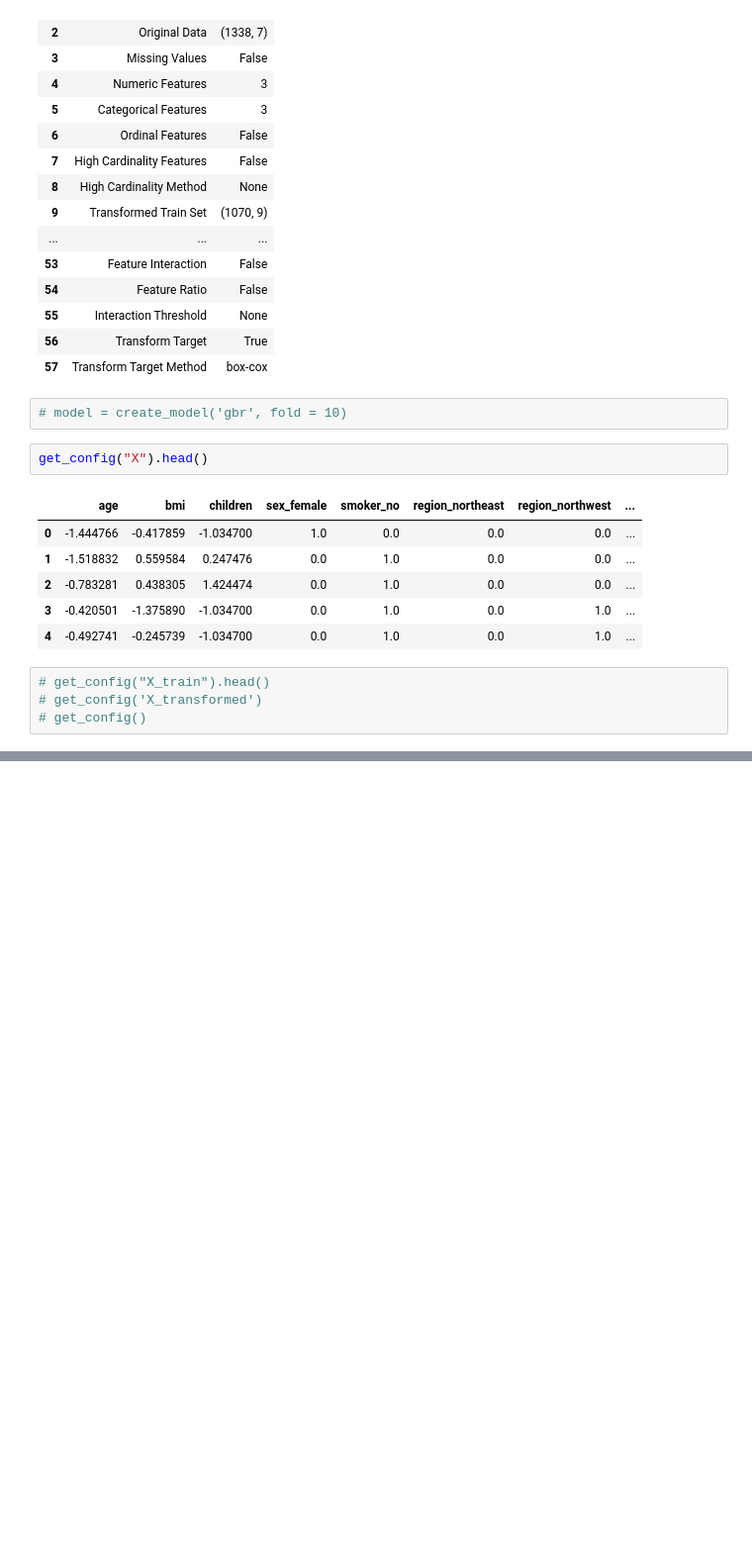
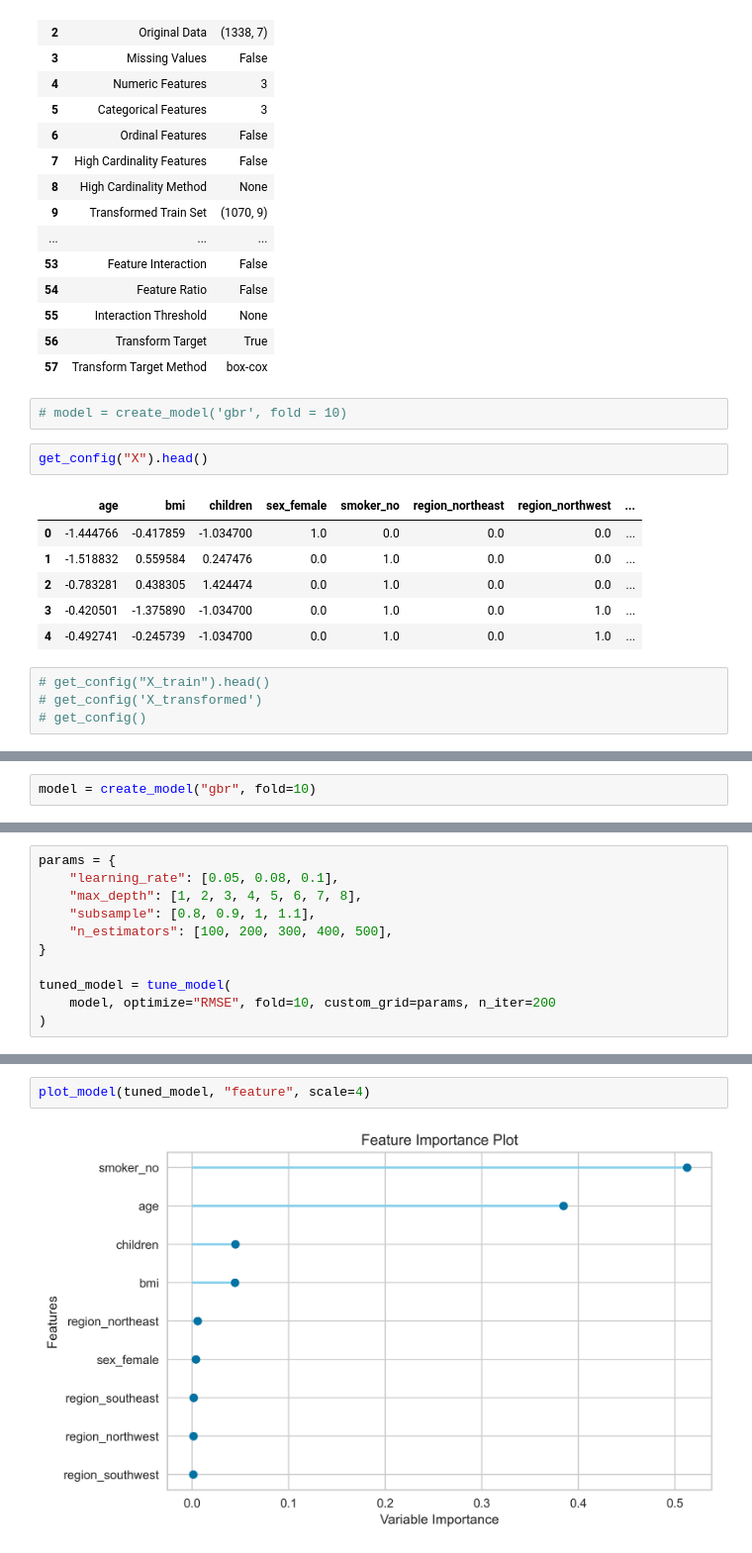
Before and after one commit to Stiven-Jaramillo/_Self_Pycaret, a Jupyter notebook: 02_ch_regression.ipynb, the cells around one changed output, grey strips where cells are left out. Shown at 99% size. Drawn from its saved outputs; the diff is of its cells as text; blank space fills up the shorter version.

Commit message:
1 Modelo regresion guardado

```diff
--- a/02_ch_regression.ipynb
+++ b/02_ch_regression.ipynb
@@ -146 +146,3 @@ best = compare_models(sort="RMSE")
 | llar | Lasso Least Angle Regression | 8346.3552 | 162313223.4067 | 12635.7958 | -0.1227 | 0.9264 | 1.0140 | 0.0030 |
+# %%
+model = create_model("gbr", fold=10)
@@ -146,0 +163,11 @@ best = compare_models(sort="RMSE")
+# %%
+params = {
+    "learning_rate": [0.05, 0.08, 0.1],
+    "max_depth": [1, 2, 3, 4, 5, 6, 7, 8],
+    "subsample": [0.8, 0.9, 1, 1.1],
+    "n_estimators": [100, 200, 300, 400, 500],
+}
+
+tuned_model = tune_model(
+    model, optimize="RMSE", fold=10, custom_grid=params, n_iter=200
+)
@@ -146,0 +201,4 @@ best = compare_models(sort="RMSE")
+# %%
+plot_model(tuned_model, "feature", scale=4)
+# %% [output]
+[figure, added]
```
Also changed, not shown: parts of 6 cells of this notebook, 6 other files.
